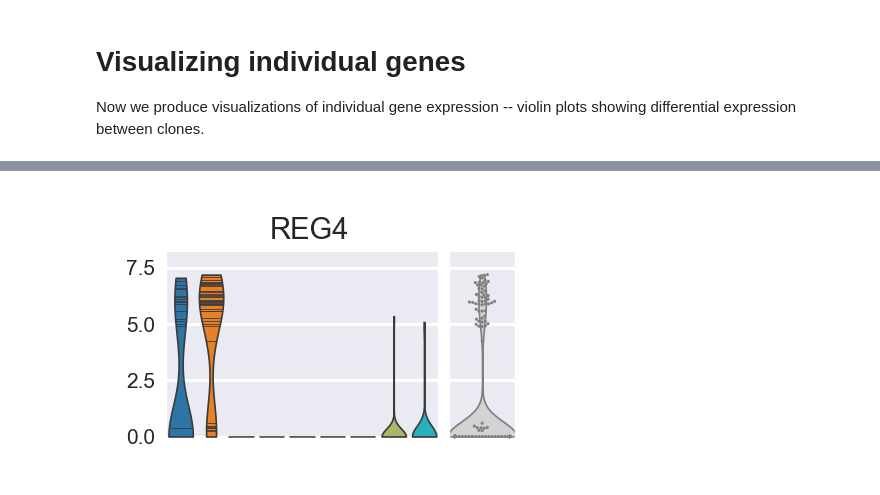
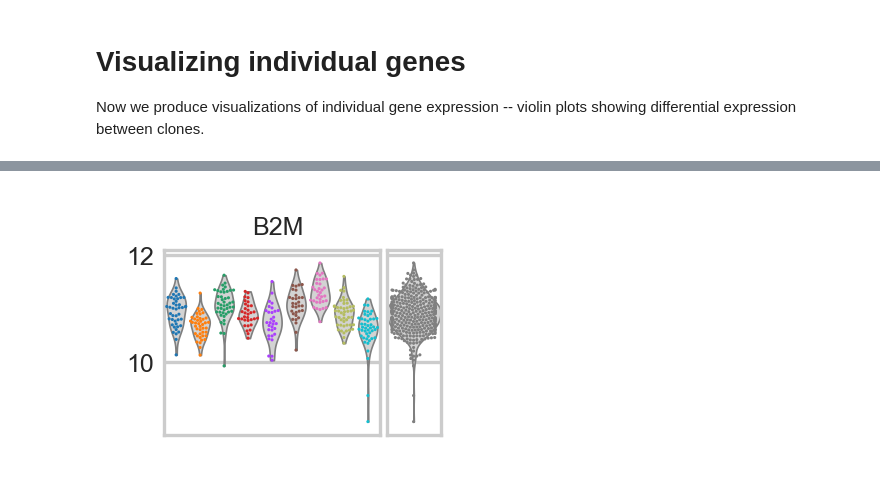
Before and after one commit to MartyWeissman/ClonalOmics, a Jupyter notebook: Figure 1/Figure 1. Clonality and gene expression.ipynb, the cells around one changed output, grey strips where cells are left out. Cells and saved outputs as stored; diff of their text form; code cells hidden in the pictures.

```diff
--- a/Figure 1/Figure 1. Clonality and gene expression.ipynb
+++ b/Figure 1/Figure 1. Clonality and gene expression.ipynb
@@ -70,0 +78,2 @@ scanpy==1.7.1 anndata==0.7.6 umap==0.5.1 numpy==1.20.1 scipy==1.6.1 pandas==1.2.
+# %%
+plt.rcParams
@@ -72,9 +99,9 @@ scanpy==1.7.1 anndata==0.7.6 umap==0.5.1 numpy==1.20.1 scipy==1.6.1 pandas==1.2.
 To create small-image panels for larger figures, we do a bit of extra work.  First, we set some font sizes to 5-7pt, to match the guidelines in *Nature*.
 # %%
 def setfontsize():
-    SMALL_SIZE = 5
+    SMALL_SIZE = 6
     MEDIUM_SIZE = 6
-    BIGGER_SIZE = 7
+    BIGGER_SIZE = 6
 
     plt.rc('font', size=SMALL_SIZE)          # controls default text sizes
     plt.rc('axes', titlesize=SMALL_SIZE)     # fontsize of the axes title
@@ -385,8 +422,9 @@ We have previously computed ANOVA F and Kruskal-Wallis H-statistics for our gene
 #fig,ax = plt.subplots(figsize=(8,8))
 
 sns.set_style("whitegrid")
+mm = 1 / 25.4
 
-fig, ax = plt.subplots(figsize=(2.0,2.5), dpi=300)
+fig, ax = plt.subplots(figsize=(50*mm,60*mm), dpi=300)
 setfontsize()
 
 H_logp = -np.log10(KW_df['p'])
@@ -457,7 +495,7 @@ sig_genes_shuff = [gene for gene in genes if H_logp_shuff[gene] > 2 and F_logp_s
 
 plt.suptitle('') #Clonally significant genes,\n by ANOVA F and Kruskal-Wallis H.')
 
-set_size(fig, (2.0, 2.5))
+set_size(fig, (50*mm, 60*mm))
 plt.savefig("Panels/FH_genes.pdf", bbox_inches='tight')
 
 plt.show()
@@ -1398,8 +1305,8 @@ def minivio(gene, gf=X, mf = meta_df, prop='Clone_ID', hide_clones = False, show
     df_noclone = df.copy()
     df_noclone[prop] = 'All'
     #create a figure
-    sns.set_style('darkgrid')
-    fig,ax = plt.subplots(1,2,figsize=(1.5,0.8), dpi=300, sharey=True,
+    sns.set_style('whitegrid')
+    fig,ax = plt.subplots(1,2,figsize=(30*mm,20*mm), dpi=300, sharey=True,
                          gridspec_kw={'width_ratios':[4,1],
                                      'wspace':0.05})
     setfontsize()
@@ -1409,13 +1316,15 @@ def minivio(gene, gf=X, mf = meta_df, prop='Clone_ID', hide_clones = False, show
     if style == 'tune':
         genemean = df[gene].mean()
         genestd = df[gene].std()
-        ax[0].axhline(y=genemean, color='k', linestyle='-', alpha=0.5, linewidth=0.25)
-        ax[0].axhline(y=genemean+genestd, color='gray', linestyle=':', linewidth=0.25)
-        ax[0].axhline(y=genemean-genestd, color='gray', linestyle=':', linewidth=0.25)
+        #ax[0].axhline(y=genemean, color='k', linestyle='-', alpha=0.5, linewidth=0.25)
+        #ax[0].axhline(y=genemean+genestd, color='gray', linestyle=':', linewidth=0.25)
+        #ax[0].axhline(y=genemean-genestd, color='gray', linestyle=':', linewidth=0.25)
         # Create the violin
-        sns.violinplot(x=prop, y=gene, inner='quartile', scale='width', order=proporder, data=df, saturation=0.8,
-                       linewidth=0.4, cut=0, ax=ax[0])
-        ax[0].set_ylim((max(df[gene].quantile(0.05) - 0.25,0), df[gene].max() + 0.25))
+        sns.violinplot(x=prop, y=gene, inner=None, scale='width', order=proporder, data=df, alpha=0.2,
+                       color='lightgray', linewidth=0.4, cut=0, ax=ax[0])
+        sns.swarmplot(x=prop, y=gene, order=proporder, data=df, size=0.75, ax=ax[0])
+        ax[0].set_ylim((max(df[gene].min() - 0.25,0), df[gene].max() + 0.25))
+        #ax[0].set_ylim((max(df[gene].quantile(0.05) - 0.25,0), df[gene].max() + 0.25))
 
     elif style == 'binary':
 
@@ -1428,9 +1337,13 @@ def minivio(gene, gf=X, mf = meta_df, prop='Clone_ID', hide_clones = False, show
                     ax.text(x, maxes[clone]+0.2, '{}%'.format(nz_label),
                             ha='center', rotation=75) # '.{:0>2}'.format(int(nonzeros[clone]*100)), ha='center')
         #plt.axhline(y=log2p(10), color='k', linestyle='-', alpha=0.5, linewidth=0.25)
-        sns.violinplot(x=prop, y=gene, inner='stick', scale='width', order=proporder, data=df, saturation=0.8,
-                       linewidth=0.4, cut=0, ax=ax[0])
-        ax[0].set_ylim((-0.1, df[gene].max()*1.15))
+        #sns.violinplot(x=prop, y=gene, inner='stick', scale='width', order=proporder, data=df,
+        #               color='gray', saturation=0.2,
+        #               linewidth=0.4, cut=0, ax=ax[0])
+        sns.violinplot(x=prop, y=gene, inner=None, scale='width', order=proporder, data=df, alpha=0.2,
+                       color='lightgray', linewidth=0.4, cut=0, ax=ax[0])
+        sns.swarmplot(x=prop, y=gene, order=proporder, data=df, size=0.75, ax=ax[0])
+        ax[0].set_ylim((-1, df[gene].max()*1.15))
 
     sns.violinplot(x=prop, y=gene, data=df_noclone, color='lightgray', width=1,
                    inner=None, saturation=0.8, linewidth=0.4, cut=0, ax=ax[1])
@@ -1451,14 +1364,14 @@ def minivio(gene, gf=X, mf = meta_df, prop='Clone_ID', hide_clones = False, show
     title_lines = ['{}'.format(genename)]
     fig.suptitle('\n '.join(title_lines),y=1.05)
     if filename:
-        set_size(fig, (1.2, 0.8))
+        set_size(fig, (30*mm, 20*mm))
         plt.savefig(filename, bbox_inches='tight')
     plt.show()
 # %%
-for gene in ['REG4']:
-    minivio(gene, style='binary', hide_clones=True, show_ons = False)
+for gene in ['B2M']:
+    minivio(gene, style='tune', hide_clones=True, show_ons = False)
 # %% [output]
-[figure, old version]
+[figure, new version]
 # %%
 for gene in ['GNLY']:
     minivio(gene, style='tune', hide_clones=True, show_ons = False)
```
Also changed, not shown: parts of 41 cells of this notebook.
